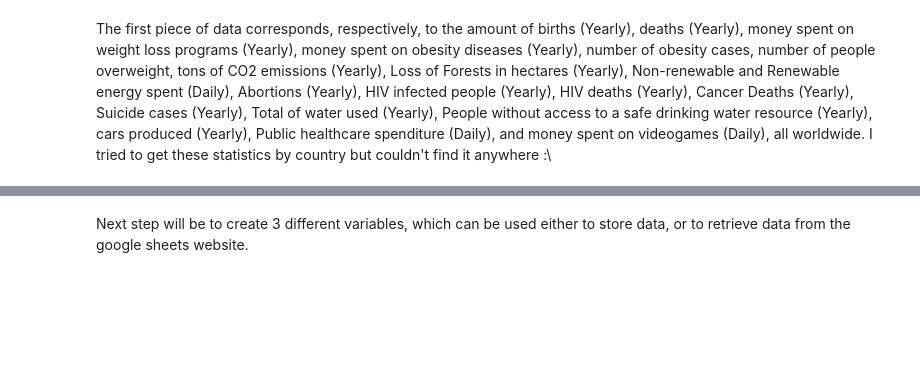
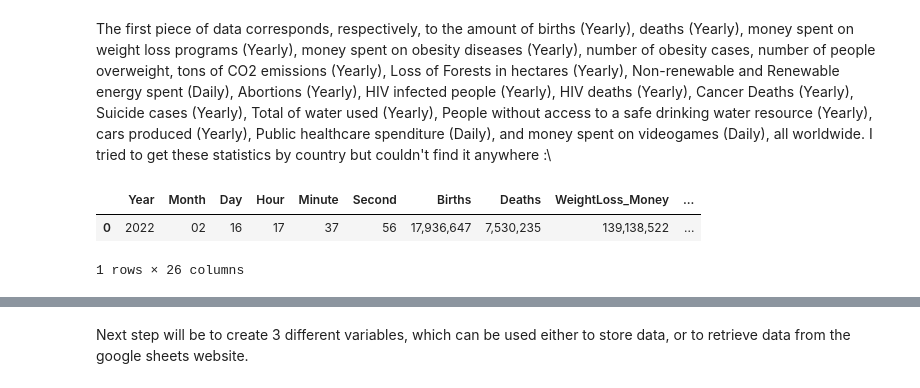
Before and after one commit to Ysgramor500/WorldOMeter-Data-Storage, a Jupyter notebook: LinkedIn_Project1.ipynb, the cells around one changed output, grey strips where cells are left out. Drawn from its saved outputs; the diff is of its cells as text; code cells hidden in the pictures; blank space fills up the shorter version.

```diff
--- a/LinkedIn_Project1.ipynb
+++ b/LinkedIn_Project1.ipynb
@@ -25,38 +25,42 @@ The first piece of data corresponds, respectively, to the amount of births (Year
 # %%
 Neu = webdriver.Chrome('D:/Python/chromedriver2.exe')
 Neu.get('https://www.worldometers.info/')
 
-Geburten = Neu.find_element_by_xpath('/html/body/div[3]/div[2]/div[2]/div[1]/div[2]/div[3]/div[1]/span[1]/span').text
-Tode = Neu.find_element_by_xpath('/html/body/div[3]/div[2]/div[2]/div[1]/div[2]/div[5]/span[1]/span').text
-Geld_Gewicht = Neu.find_element_by_xpath('/html/body/div[3]/div[2]/div[2]/div[1]/div[2]/div[39]/div[1]/span[1]/span').text
-Geld_Adipositas = Neu.find_element_by_xpath('/html/body/div[3]/div[2]/div[2]/div[1]/div[2]/div[38]/div[1]/span[1]/span').text
-Adipositas = Neu.find_element_by_xpath('/html/body/div[3]/div[2]/div[2]/div[1]/div[2]/div[36]/div[1]/span[1]/span').text
-Übergewicht = Neu.find_element_by_xpath('/html/body/div[3]/div[2]/div[2]/div[1]/div[2]/div[35]/div[1]/span[1]/span').text
+Births = Neu.find_element_by_xpath('/html/body/div[3]/div[2]/div[2]/div[1]/div[2]/div[3]/div[1]/span[1]/span').text
+Deaths = Neu.find_element_by_xpath('/html/body/div[3]/div[2]/div[2]/div[1]/div[2]/div[5]/span[1]/span').text
+Money_WeightLoss = Neu.find_element_by_xpath('/html/body/div[3]/div[2]/div[2]/div[1]/div[2]/div[39]/div[1]/span[1]/span').text
+Money_Obesity = Neu.find_element_by_xpath('/html/body/div[3]/div[2]/div[2]/div[1]/div[2]/div[38]/div[1]/span[1]/span').text
+Obesity = Neu.find_element_by_xpath('/html/body/div[3]/div[2]/div[2]/div[1]/div[2]/div[36]/div[1]/span[1]/span').text
+Overweight = Neu.find_element_by_xpath('/html/body/div[3]/div[2]/div[2]/div[1]/div[2]/div[35]/div[1]/span[1]/span').text
 CO2 = Neu.find_element_by_xpath('/html/body/div[3]/div[2]/div[2]/div[1]/div[2]/div[30]/div[1]/span[1]/span').text
-Wald_Verlust = Neu.find_element_by_xpath('/html/body/div[3]/div[2]/div[2]/div[1]/div[2]/div[28]/div[1]/span[1]/span').text
-Energie_NichtErneuerbar = Neu.find_element_by_xpath('/html/body/div[3]/div[2]/div[2]/div[1]/div[2]/div[46]/div[1]/span[1]/span').text
-Energie_Erneuerbar = Neu.find_element_by_xpath('/html/body/div[3]/div[2]/div[2]/div[1]/div[2]/div[47]/div[1]/span[1]/span').text
-Abtreibung = Neu.find_element_by_xpath('/html/body/div[3]/div[2]/div[2]/div[1]/div[2]/div[60]/div[1]/span[1]/span').text
-HIV_Infiziert = Neu.find_element_by_xpath('/html/body/div[3]/div[2]/div[2]/div[1]/div[2]/div[62]/div[1]/span[1]/span').text
-HIV_Tode = Neu.find_element_by_xpath('/html/body/div[3]/div[2]/div[2]/div[1]/div[2]/div[63]/div[1]/span[1]/span').text
-Krebs = Neu.find_element_by_xpath('/html/body/div[3]/div[2]/div[2]/div[1]/div[2]/div[64]/div[1]/span[1]/span').text
-Selbstmord = Neu.find_element_by_xpath('/html/body/div[3]/div[2]/div[2]/div[1]/div[2]/div[69]/div[1]/span[1]/span').text
-Wasser_Genutzt = Neu.find_element_by_xpath('/html/body/div[3]/div[2]/div[2]/div[1]/div[2]/div[41]/div[1]/span[1]/span').text
-LeuteOhneWasser = Neu.find_element_by_xpath('/html/body/div[3]/div[2]/div[2]/div[1]/div[2]/div[43]/div[1]/span[1]/span').text
-Herstellung_Autos = Neu.find_element_by_xpath('/html/body/div[3]/div[2]/div[2]/div[1]/div[2]/div[13]/div[1]/span[1]/span').text
-Gesundheit_Geld = Neu.find_element_by_xpath('/html/body/div[3]/div[2]/div[2]/div[1]/div[2]/div[10]/div[1]/span[1]/span').text
-VideoSpielen_Geld = Neu.find_element_by_xpath('/html/body/div[3]/div[2]/div[2]/div[1]/div[2]/div[21]/div[1]/span[1]/span').text
-
-Spalten = ['Geburten','Tode','Geld_Gewicht','Geld_Adipositas','Adipositas','Übergewicht','CO2','Wald_Verlust','Energie_NichtErneuerbar','Energie_Erneuerbar','Abtreibung','HIV_Infiziert','HIV_Tode','Krebs','Selbstmord','Wasser_Genutzt','LeuteOhneWasser','Herstellung_Autos','Gesundheit_Geld','VideoSpielen_Geld']
-Zahlen = [Geburten,Tode,Geld_Gewicht,Geld_Adipositas,Adipositas,Übergewicht,CO2,Wald_Verlust,Energie_NichtErneuerbar,Energie_Erneuerbar,Abtreibung,HIV_Infiziert,HIV_Tode,Krebs,Selbstmord,Wasser_Genutzt,LeuteOhneWasser,Herstellung_Autos,Gesundheit_Geld,VideoSpielen_Geld]
+Forest_Loss = Neu.find_element_by_xpath('/html/body/div[3]/div[2]/div[2]/div[1]/div[2]/div[28]/div[1]/span[1]/span').text
+Energy_NonRenewable = Neu.find_element_by_xpath('/html/body/div[3]/div[2]/div[2]/div[1]/div[2]/div[46]/div[1]/span[1]/span').text
+Energy_Renewable = Neu.find_element_by_xpath('/html/body/div[3]/div[2]/div[2]/div[1]/div[2]/div[47]/div[1]/span[1]/span').text
+Abortion = Neu.find_element_by_xpath('/html/body/div[3]/div[2]/div[2]/div[1]/div[2]/div[60]/div[1]/span[1]/span').text
+HIV_Infected = Neu.find_element_by_xpath('/html/body/div[3]/div[2]/div[2]/div[1]/div[2]/div[62]/div[1]/span[1]/span').text
+HIV_Deaths = Neu.find_element_by_xpath('/html/body/div[3]/div[2]/div[2]/div[1]/div[2]/div[63]/div[1]/span[1]/span').text
+Cancer = Neu.find_element_by_xpath('/html/body/div[3]/div[2]/div[2]/div[1]/div[2]/div[64]/div[1]/span[1]/span').text
+Suicide = Neu.find_element_by_xpath('/html/body/div[3]/div[2]/div[2]/div[1]/div[2]/div[69]/div[1]/span[1]/span').text
+Water_Used = Neu.find_element_by_xpath('/html/body/div[3]/div[2]/div[2]/div[1]/div[2]/div[41]/div[1]/span[1]/span').text
+PeopleWithoutWater = Neu.find_element_by_xpath('/html/body/div[3]/div[2]/div[2]/div[1]/div[2]/div[43]/div[1]/span[1]/span').text
+Cars_Production = Neu.find_element_by_xpath('/html/body/div[3]/div[2]/div[2]/div[1]/div[2]/div[13]/div[1]/span[1]/span').text
+Healthcare_Money = Neu.find_element_by_xpath('/html/body/div[3]/div[2]/div[2]/div[1]/div[2]/div[10]/div[1]/span[1]/span').text
+VideoGames_Money = Neu.find_element_by_xpath('/html/body/div[3]/div[2]/div[2]/div[1]/div[2]/div[21]/div[1]/span[1]/span').text
 
 Year = dt.now().strftime('%Y')
 Month = dt.now().strftime('%m')
 Day = dt.now().strftime('%d')
 Hour = dt.now().strftime('%H')
 Minute = dt.now().strftime('%M')
 Second = dt.now().strftime('%S')
-Spalten = ['Jahr','Monat','Tag','Stunde','Minute','Sekunde','Geburten','Tode','Geld_Gewicht','Geld_Adipositas','Adipositas','Übergewicht','CO2','Wald_Verlust','Energie_NichtErneuerbar','Energie_Erneuerbar','Abtreibung','HIV_Infiziert','HIV_Tode','Krebs','Selbstmord','Wasser_Genutzt','LeuteOhneWasser','Herstellung_Autos','Gesundheit_Geld','VideoSpielen_Geld']
-Zahlen = [Year, Month, Day, Hour, Minute, Second, Geburten,Tode,Geld_Gewicht,Geld_Adipositas,Adipositas,Übergewicht,CO2,Wald_Verlust,Energie_NichtErneuerbar,Energie_Erneuerbar,Abtreibung,HIV_Infiziert,HIV_Tode,Krebs,Selbstmord,Wasser_Genutzt,LeuteOhneWasser,Herstellung_Autos,Gesundheit_Geld,VideoSpielen_Geld]
 
-WeltStat = pd.DataFrame([Zahlen],columns=Spalten)
+Columns = ['Year','Month','Day','Hour','Minute','Second','Births','Deaths','WeightLoss_Money','Obesity_Money','ObesityCases','Overweight','CO2','Forest_Loss','Energy_NonRenewable','Energy_Renewable','Abortion','HIV_Infections','HIV_Deaths','Cancer','Suicide','Water_Used','PeopleWithoutWater','Cars_Creation','Health_Money','VideoGames_Money']
+Values = [Year, Month, Day, Hour, Minute, Second, Births,Deaths,Money_WeightLoss,Money_Obesity,Adipositas,Overweight,CO2,Forest_Loss,Energy_NonRenewable,Energy_Renewable,Abortion,HIV_Infected,HIV_Deaths,Cancer,Suicide,Water_Used,PeopleWithoutWater,Cars_Production,Healthcare_Money,VideoGames_Money]
+
+WorldStat = pd.DataFrame([Values],columns=Columns)
+
+WorldStat
+# %% [output]
+|  | Year | Month | Day | Hour | Minute | Second | Births | Deaths | WeightLoss_Money | ... |
+| 0 | 2022 | 02 | 16 | 17 | 37 | 56 | 17,936,647 | 7,530,235 | 139,138,522 | ... |
+1 rows × 26 columns
```
Also changed, not shown: parts of 11 cells of this notebook.
